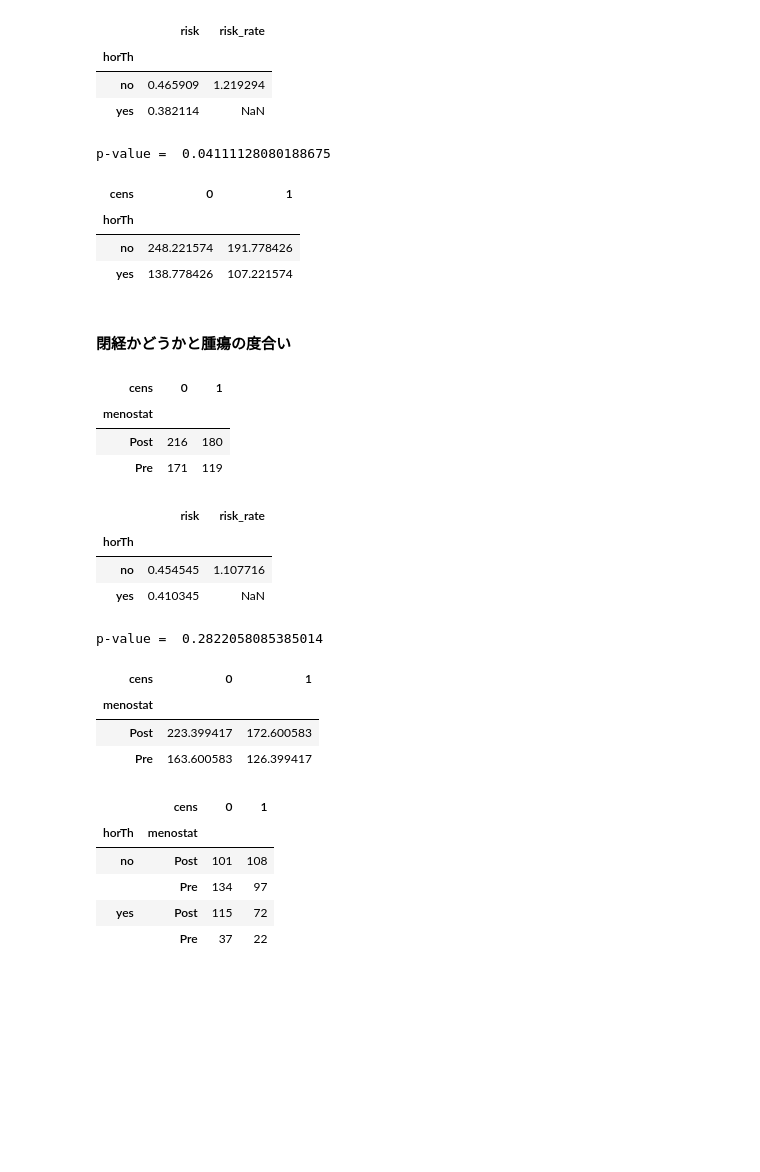
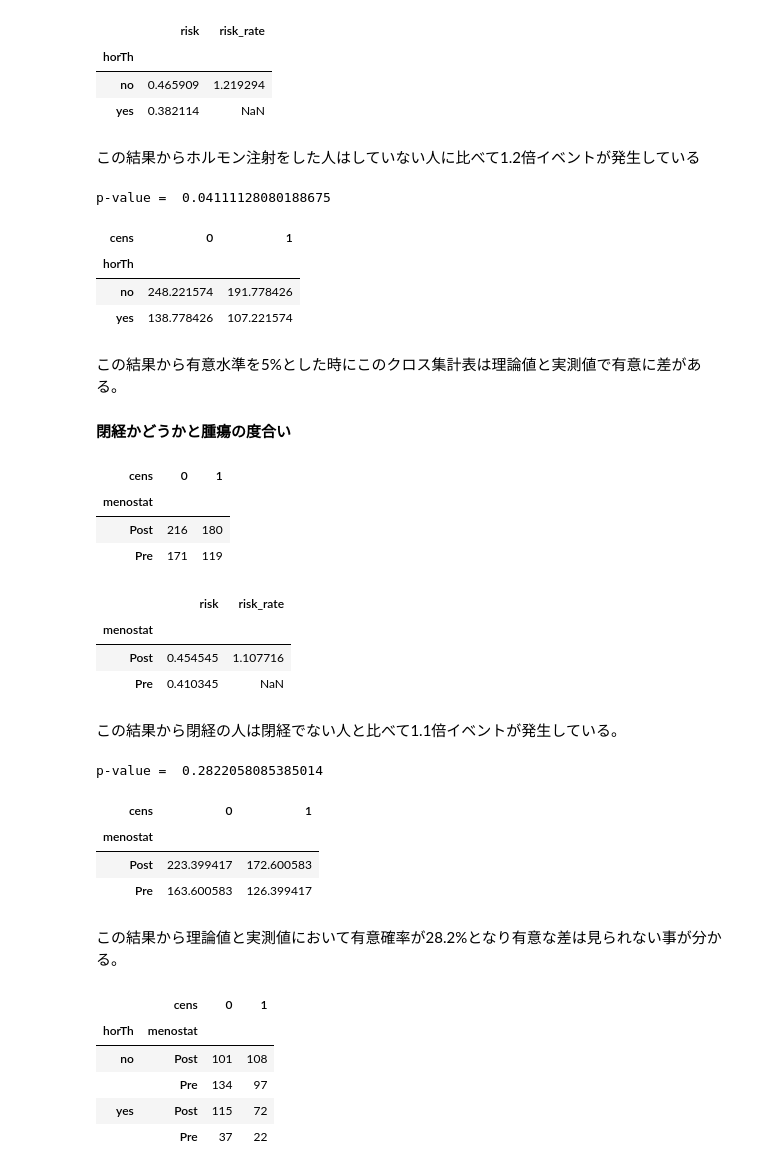
Before and after one commit to NTanaka1994/DataAnalysis, a Jupyter notebook: 使用データ/PBL_SUB.ipynb, the cells around one changed output. Cells and saved outputs as stored; diff of their text form; code cells hidden in the pictures; blank space fills up the shorter version.

```diff
--- a/使用データ/PBL_SUB.ipynb
+++ b/使用データ/PBL_SUB.ipynb
@@ -230,6 +230,8 @@ df_crs
 | horTh |  |  |
 | no | 0.465909 | 1.219294 |
 | yes | 0.382114 | NaN |
+# %% [markdown]
+この結果からホルモン注射をした人はしていない人に比べて1.2倍イベントが発生している
 # %%
 x2, p, dfv, expected = stats.chi2_contingency(df_risk_h2t)
 print("p-value = ", p)
@@ -244,6 +246,7 @@ p-value =  0.04111128080188675
 | no | 248.221574 | 191.778426 |
 | yes | 138.778426 | 107.221574 |
 # %% [markdown]
+この結果から有意水準を5%とした時にこのクロス集計表は理論値と実測値で有意に差がある。
 #### 閉経かどうかと腫瘍の度合い
 # %%
 df_risk_m2t = pd.crosstab(df["menostat"], df["cens"])
@@ -256,20 +259,22 @@ df_risk_m2t
 # %%
 cross = df_risk_m2t.values
 risk = []
 risk.append(cross[0][1]/sum(cross[0]))
 risk.append(cross[1][1]/sum(cross[1]))
 risk_rate = []
 risk_rate.append(risk[0]/risk[1])
 df_crs = pd.DataFrame(risk)
 df_crs = pd.concat([df_crs, pd.DataFrame(risk_rate)], axis=1)
-df_crs.index = df_risk_h2t.index
+df_crs.index = df_risk_m2t.index
 df_crs.columns = ["risk", "risk_rate"]
 df_crs
 # %% [output]
 |  | risk | risk_rate |
-| horTh |  |  |
-| no | 0.454545 | 1.107716 |
-| yes | 0.410345 | NaN |
+| menostat |  |  |
+| Post | 0.454545 | 1.107716 |
+| Pre | 0.410345 | NaN |
+# %% [markdown]
+この結果から閉経の人は閉経でない人と比べて1.1倍イベントが発生している。
 # %%
 x2, p, dfv, expected = stats.chi2_contingency(df_risk_m2t)
 print("p-value = ", p)
@@ -283,6 +288,8 @@ p-value =  0.2822058085385014
 | menostat |  |  |
 | Post | 223.399417 | 172.600583 |
 | Pre | 163.600583 | 126.399417 |
+# %% [markdown]
+この結果から理論値と実測値において有意確率が28.2%となり有意な差は見られない事が分かる。
 # %%
 df_risk_hm2t = pd.crosstab([df["horTh"], df["menostat"]], df["cens"])
 df_risk_hm2t
```
Also changed, not shown: parts of 21 cells of this notebook.
